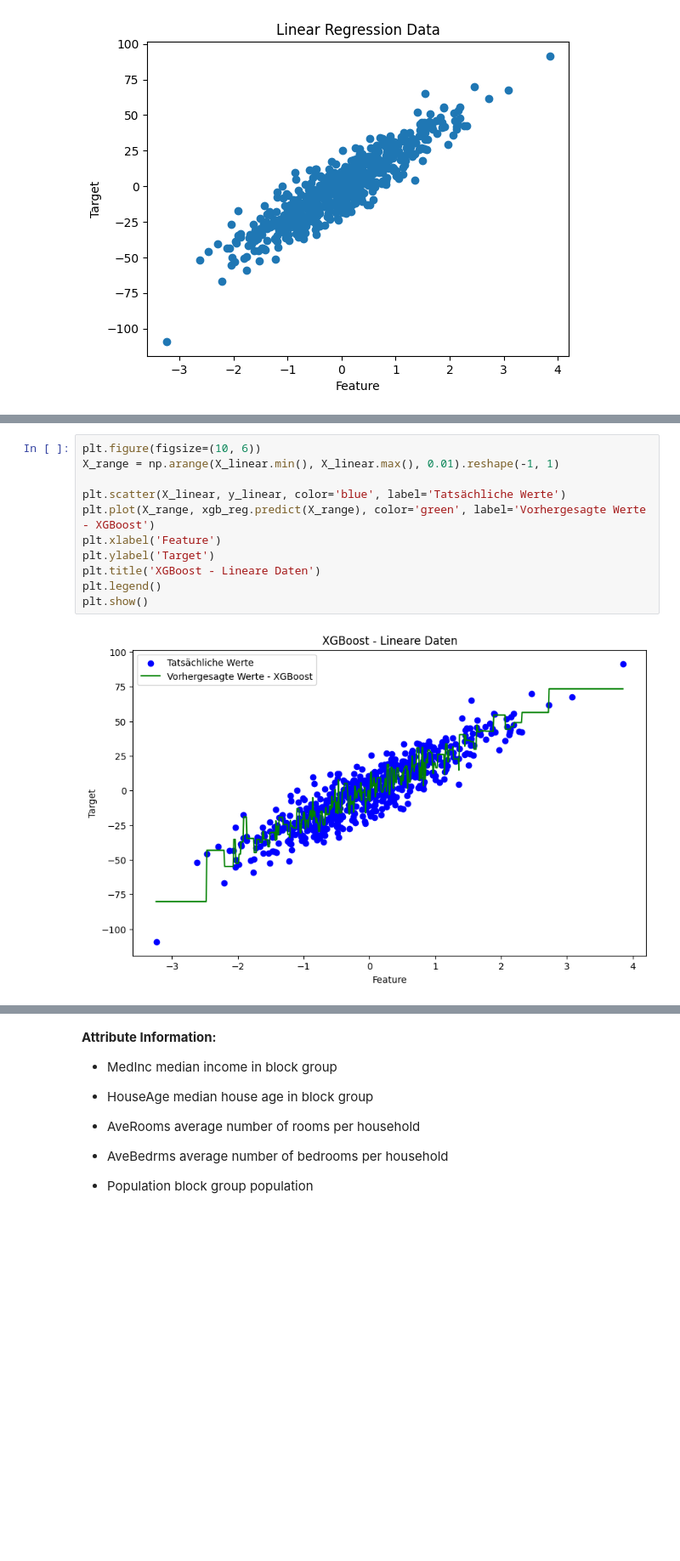
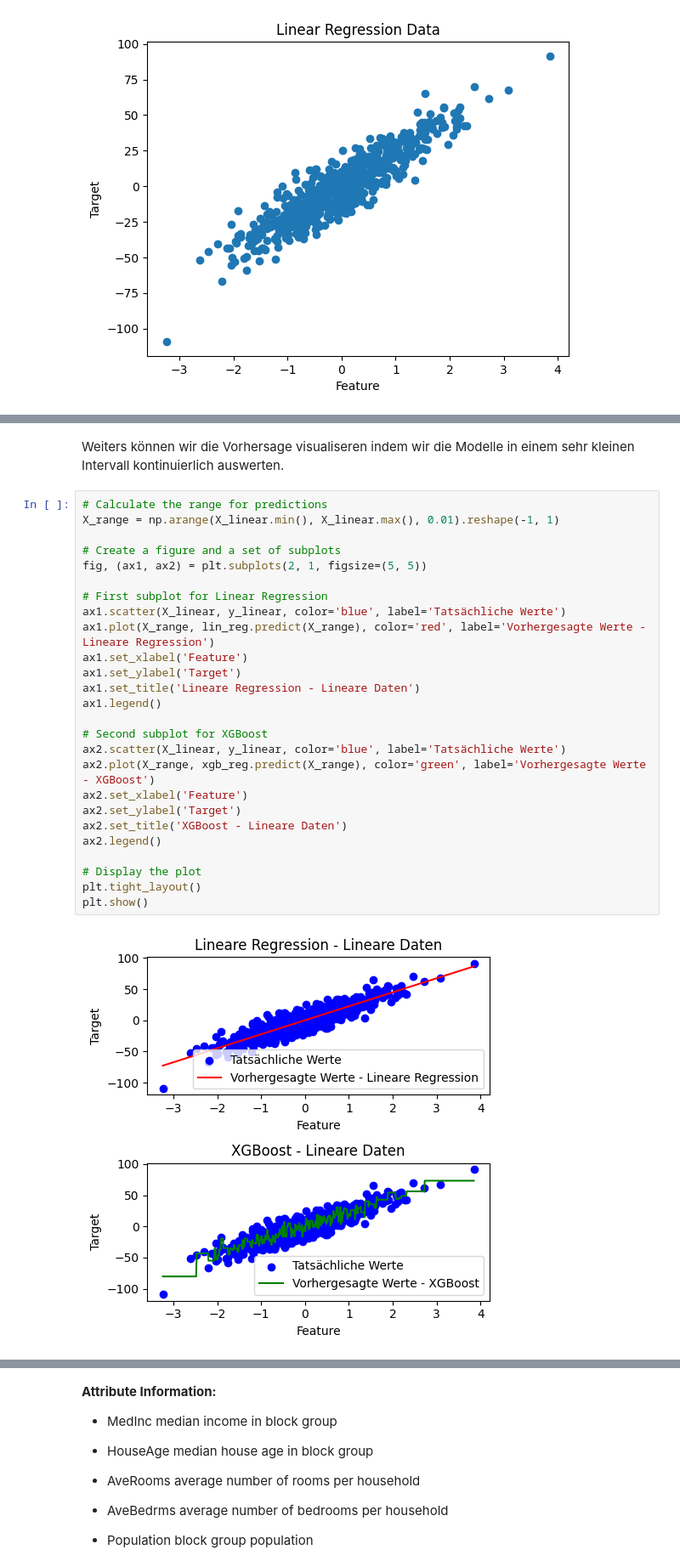
Before and after one commit to patrickpollek1/DataScience-Bootcamp, a Jupyter notebook: Data_Science_Bootcamp.ipynb, the cells around one changed output, grey strips where cells are left out. Shown at 85% size. Drawn from its saved outputs; the diff is of its cells as text; blank space fills up the shorter version.

```diff
--- a/Data_Science_Bootcamp.ipynb
+++ b/Data_Science_Bootcamp.ipynb
@@ -89,13 +209,30 @@ plt.show()
+# %% [markdown]
+Weiters können wir die Vorhersage visualiseren indem wir die Modelle in einem sehr kleinen Intervall kontinuierlich auswerten.
 # %%
-plt.figure(figsize=(10, 6))
+# Calculate the range for predictions
 X_range = np.arange(X_linear.min(), X_linear.max(), 0.01).reshape(-1, 1)
 
-plt.scatter(X_linear, y_linear, color='blue', label='Tatsächliche Werte')
-plt.plot(X_range, xgb_reg.predict(X_range), color='green', label='Vorhergesagte Werte - XGBoost')
-plt.xlabel('Feature')
-plt.ylabel('Target')
-plt.title('XGBoost - Lineare Daten')
-plt.legend()
+# Create a figure and a set of subplots
+fig, (ax1, ax2) = plt.subplots(2, 1, figsize=(5, 5))
+
+# First subplot for Linear Regression
+ax1.scatter(X_linear, y_linear, color='blue', label='Tatsächliche Werte')
+ax1.plot(X_range, lin_reg.predict(X_range), color='red', label='Vorhergesagte Werte - Lineare Regression')
+ax1.set_xlabel('Feature')
+ax1.set_ylabel('Target')
+ax1.set_title('Lineare Regression - Lineare Daten')
+ax1.legend()
+
+# Second subplot for XGBoost
+ax2.scatter(X_linear, y_linear, color='blue', label='Tatsächliche Werte')
+ax2.plot(X_range, xgb_reg.predict(X_range), color='green', label='Vorhergesagte Werte - XGBoost')
+ax2.set_xlabel('Feature')
+ax2.set_ylabel('Target')
+ax2.set_title('XGBoost - Lineare Daten')
+ax2.legend()
+
+# Display the plot
+plt.tight_layout()
 plt.show()
 # %% [output]
-[figure, old version]
+[figure, new version]
```
Also changed, not shown: parts of 80 cells of this notebook.
